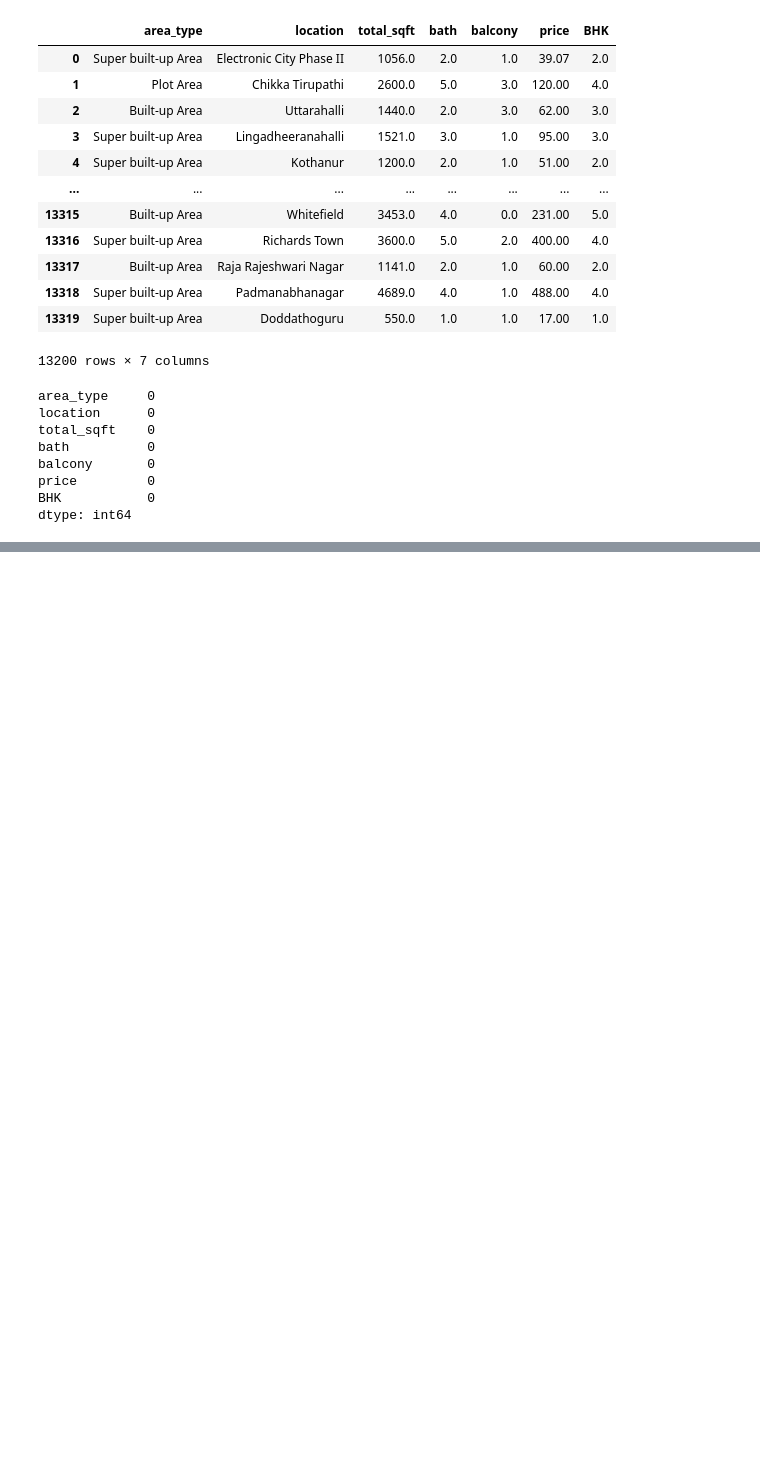
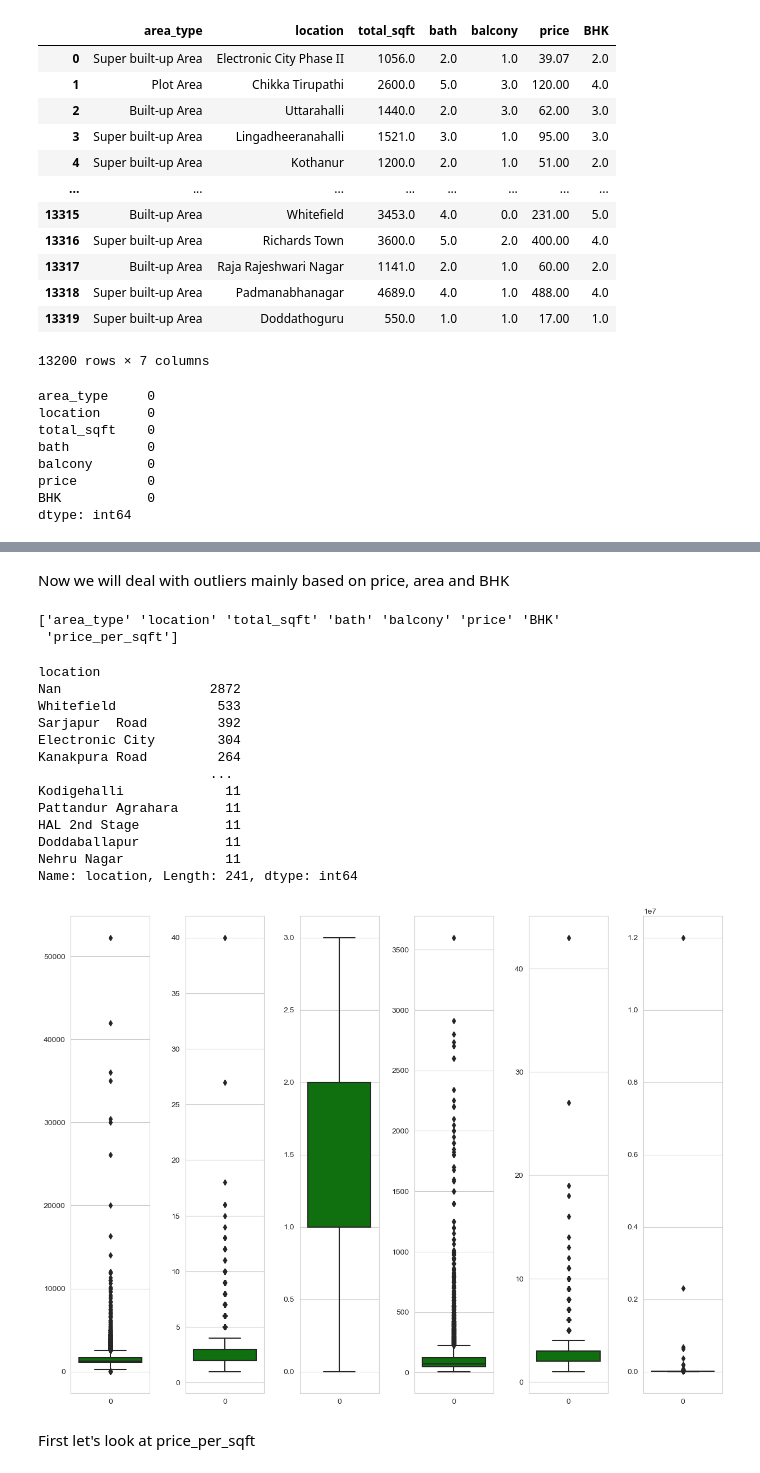
Before and after one commit to himani2853/real_estate_price_prediction, a Jupyter notebook: real_estate.ipynb, the cells around one changed output, grey strips where cells are left out. Drawn from its saved outputs; the diff is of its cells as text; code cells hidden in the pictures; blank space fills up the shorter version.

```diff
--- a/real_estate.ipynb
+++ b/real_estate.ipynb
@@ -413,0 +455,4 @@ dtype: int64
+# %%
+df_7 = df_6.copy()
+df_7['price_per_sqft'] = (df_6['price']/df_6['total_sqft'])*100000
+df_7
@@ -413,0 +493,4 @@ dtype: int64
+# %%
+df_7.location = df_7.location.apply(lambda x: x.strip())
+location_stats = df_7.groupby('location')['location'].agg('count').sort_values(ascending=False)
+location_stats
@@ -413,0 +511,7 @@ dtype: int64
+# %%
+df_8 = df_7.copy()
+other = location_stats[location_stats<=10]
+# other
+df_8.location = df_8.location.apply(lambda x: 'Nan' if x in other else x)
+df_8.groupby('location')['location'].agg('count').sort_values(ascending=False)
+# len(df_8.location.unique())
@@ -413,0 +532,34 @@ dtype: int64
+# %% [markdown]
+Now we will deal with outliers mainly based on price, area and BHK
+# %%
+l = df_8.columns.values
+print(l)
+number_of_columns=8
+number_of_rows = len(l)-1//number_of_columns
+plt.figure(figsize=(2*number_of_columns,10*number_of_rows))
+for i in range(2,len(l)):
+    plt.subplot(number_of_rows + 1,number_of_columns,i+1)
+    sns.set_style('whitegrid')
+    sns.boxplot(df_8[l[i]],color='green',orient='v')
+    plt.tight_layout()
+
+df_8.groupby('location')['location'].agg('count').sort_values(ascending=False)
+# %% [output]
+['area_type' 'location' 'total_sqft' 'bath' 'balcony' 'price' 'BHK'
+ 'price_per_sqft']
+location
+Nan                   2872
+Whitefield             533
+Sarjapur  Road         392
+Electronic City        304
+Kanakpura Road         264
+                      ...
+Kodigehalli             11
+Pattandur Agrahara      11
+HAL 2nd Stage           11
+Doddaballapur           11
+Nehru Nagar             11
+Name: location, Length: 241, dtype: int64
+[figure, added]
+# %% [markdown]
+First let's look at price_per_sqft
```
Also changed, not shown: parts of 32 cells of this notebook.
